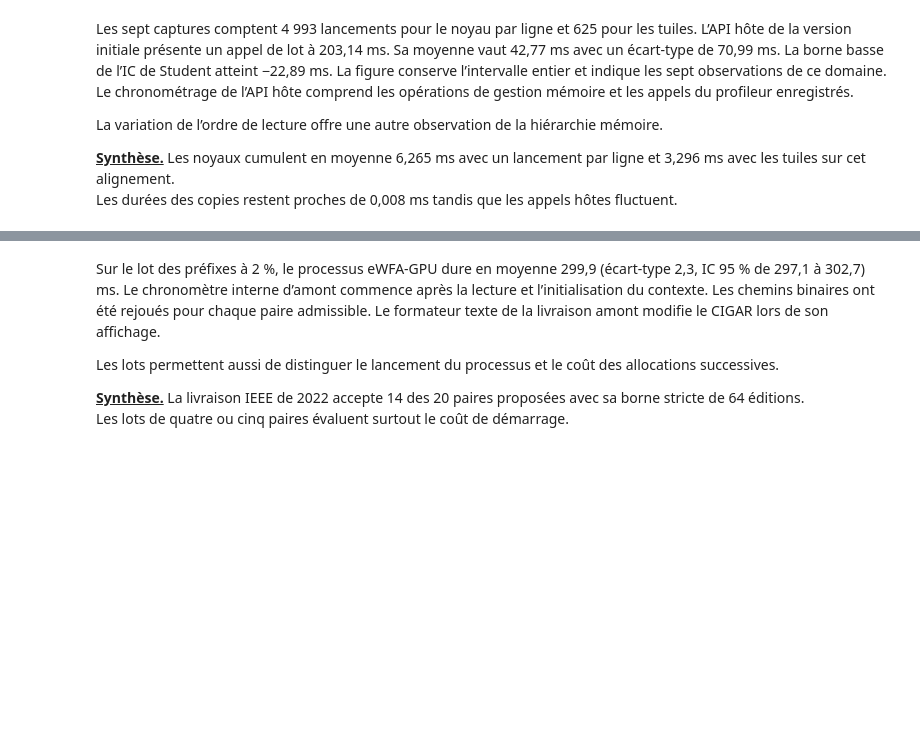
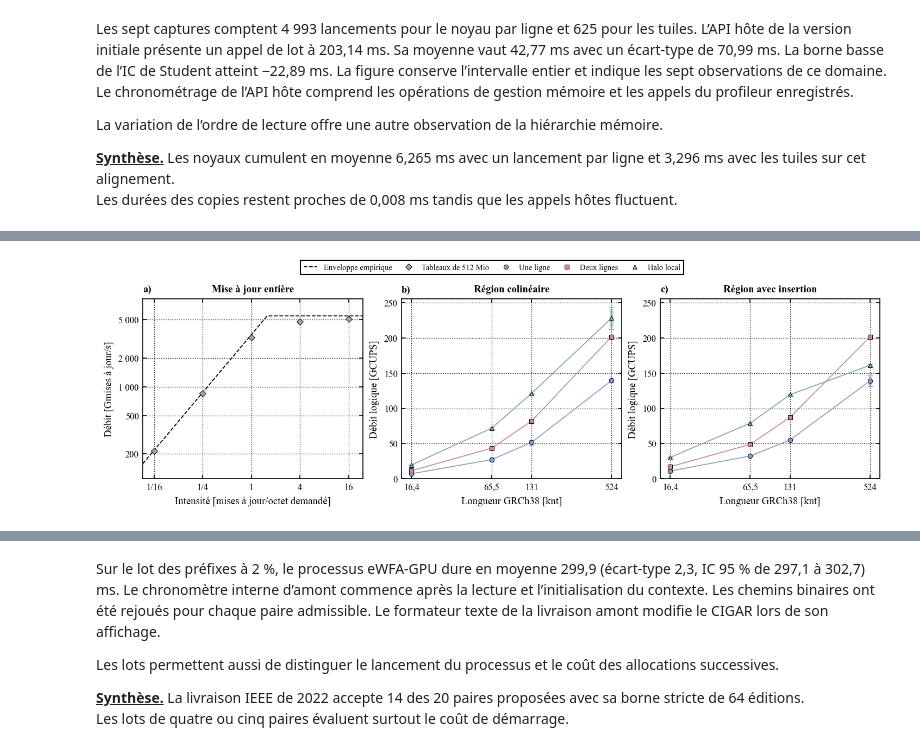
Before and after one commit to wolf75222/nvpd-edit-distance, a Jupyter notebook: notebooks/profil_nvpd.ipynb, the cells around one changed output, grey strips where cells are left out. Drawn from its saved outputs; the diff is of its cells as text; code cells hidden in the pictures; blank space fills up the shorter version.

```diff
--- a/notebooks/profil_nvpd.ipynb
+++ b/notebooks/profil_nvpd.ipynb
@@ -1121,0 +1226,58 @@ Les allocations entre deux alignements représentent un coût distinct de celui
+# %%
+from studies.roofline_gpu import make_figure as gr_make_figure
+
+gr_root = RES / "roofline/gpu"
+gr_cal = nv_csv(gr_root / "839177/calibration.csv")
+for (gr_method, gr_steps), gr_g in gr_cal.groupby(["method", "steps"]):
+    if gr_method == "stream-copy":
+        nv_stats.add(
+            13,
+            "requested_GB_s",
+            "copy",
+            gr_steps,
+            gr_g.requested_bytes / gr_g.seconds / 1e9,
+            "fresh_cuda_process",
+        )
+    else:
+        nv_stats.add(
+            13,
+            "updates_per_ns",
+            gr_method,
+            gr_steps,
+            gr_g.updates / gr_g.seconds / 1e9,
+            "fresh_cuda_process",
+        )
+gr_t = nv_csv(gr_root / "839191/trials.csv")
+assert gr_t.groupby(["case", "method"]).block.nunique().eq(5).all()
+assert gr_t.groupby("case").distance.nunique().eq(1).all()
+for (gr_case, gr_method), gr_g in gr_t.groupby(["case", "method"]):
+    nv_stats.add(13, "seconds", gr_method, gr_case, gr_g.seconds, "fresh_warmed_process")
+    if gr_method in ("native", "fused", "local"):
+        nv_stats.add(
+            13, "gcups", gr_method, gr_case, gr_g.m * gr_g.n / gr_g.seconds / 1e9, "fresh_warmed_process"
+        )
+for gr_case, gr_g in gr_t.groupby("case"):
+    gr_pair = gr_g.pivot(index="block", columns="method", values="seconds")
+    nv_stats.add(
+        13,
+        "native_over_local",
+        "native/local",
+        gr_case,
+        gr_pair.native / gr_pair.local,
+        "paired_process_block",
+    )
+gr_c = nv_csv(gr_root / "839198/trials.csv")
+for gr_case, gr_g in gr_c.groupby("case"):
+    gr_twoclass = gr_g.pivot(index="block", columns="method", values="seconds")
+    nv_stats.add(
+        13,
+        "local_over_classes",
+        "local/classes",
+        gr_case,
+        gr_twoclass.local / gr_twoclass.classes,
+        "paired_process_block",
+    )
+gr_fig = gr_make_figure(ROOT)
+nv_save(gr_fig, "gpu/roofline_gh200")
+# %% [output]
+[figure, added]
```
Also changed, not shown: parts of 155 cells of this notebook, 30 other files.
